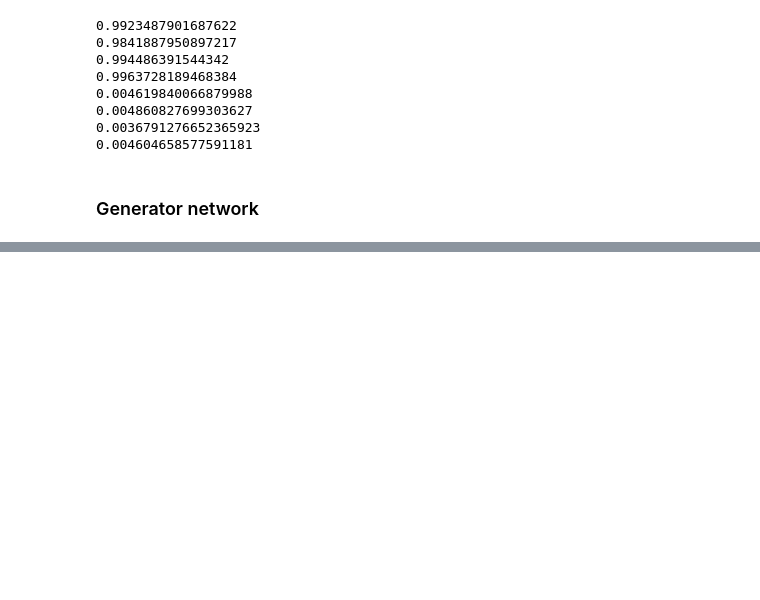
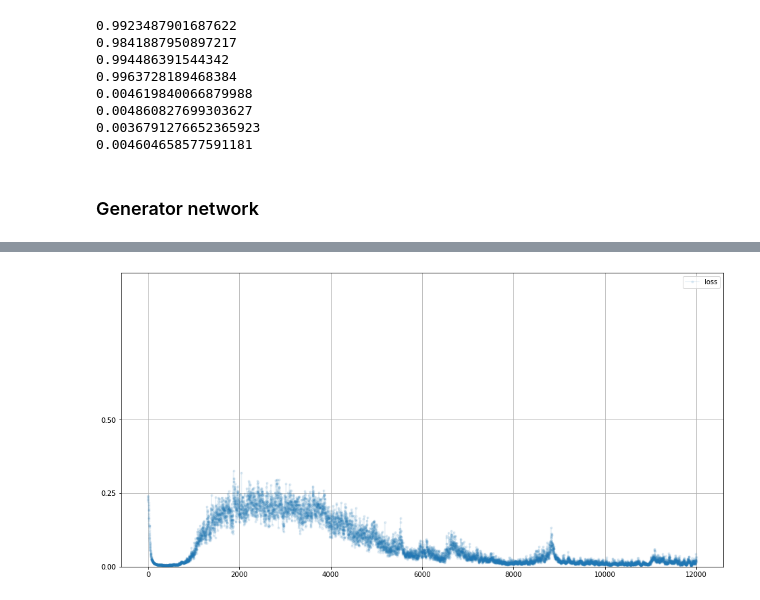
Before and after one commit to kkyuhun94/-TIL, a Jupyter notebook: GAN/GAN_2.ipynb, the cells around one changed output, grey strips where cells are left out. Cells and saved outputs as stored; diff of their text form; code cells hidden in the pictures; blank space fills up the shorter version.

```diff
--- a/GAN/GAN_2.ipynb
+++ b/GAN/GAN_2.ipynb
@@ -217,0 +302,23 @@ for i in range(4):
+# %%
+%%time
+
+# create Discriminator and Generator
+
+D = Discriminator()
+G = Generator()
+
+# train Discriminator and Generator
+
+for label, image_data_tensor, target_tensor in mnist_dataset:
+
+    # train discriminator on true : 실제 데이터 - 1.0
+    D.train(image_data_tensor, torch.FloatTensor([1.0]))
+
+    # train discriminator on false : 가짜 데이터 - 0.0
+    # use detach() so gradients in G are not calculated : G의 기울기가 계산되지 않게 detach 사용
+    D.train(G.forward(generate_random(1)).detach(), torch.FloatTensor([0.0]))
+
+    # train generator
+    G.train(D, generate_random(1), torch.FloatTensor([1.0]))
+
+    pass
@@ -217,0 +340,8 @@ for i in range(4):
+# %%
+# plot discriminator error
+# loss가 0에 가까운 경우 : 판별기가 생성기를 앞섬, 생성기의 성능이 떨어져서 속일수 없는 상태
+# loss가 0.25일때 판별기와 생성기의 균형이 맞음
+
+D.plot_progress()
+# %% [output]
+[figure, added]
```
Also changed, not shown: parts of 14 cells of this notebook, 1 other file.
